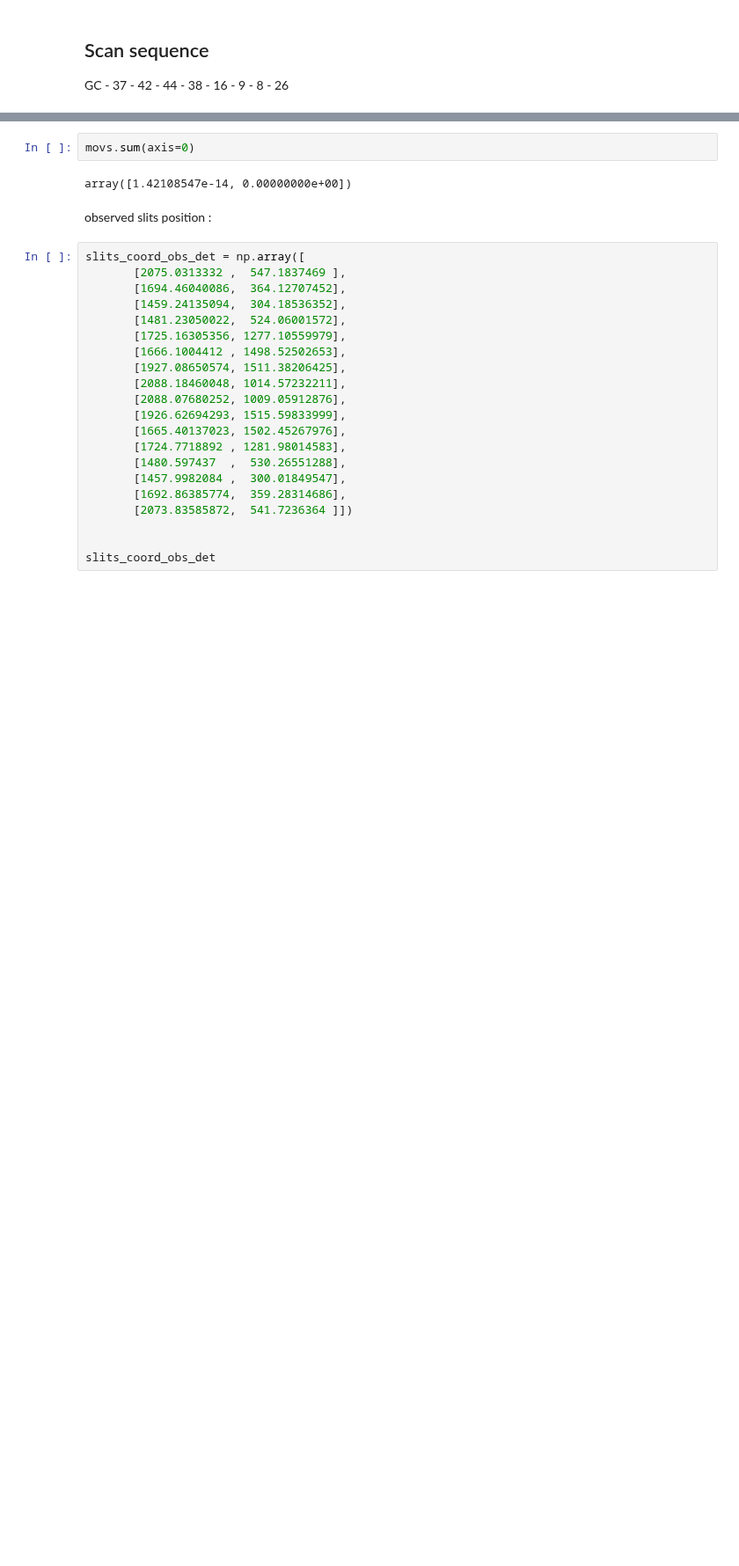
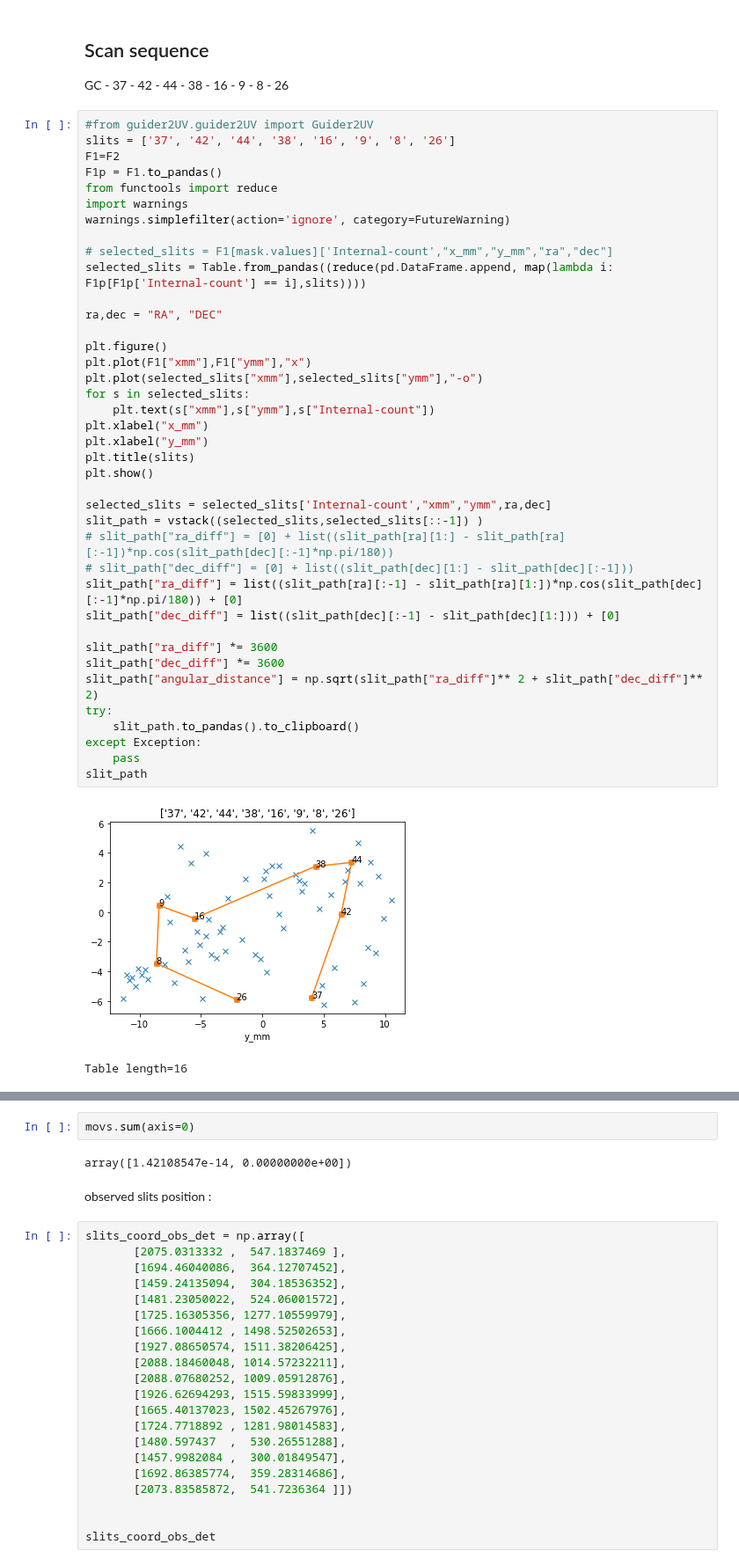
Before and after one commit to vpicouet/FireBallPipe, a Jupyter notebook: Notebook/2018/autocoll_XYcalib_180904_F2.ipynb, the cells around one changed output, grey strips where cells are left out. Shown at 88% size. Drawn from its saved outputs; the diff is of its cells as text; blank space fills up the shorter version.

```diff
--- a/Notebook/2018/autocoll_XYcalib_180904_F2.ipynb
+++ b/Notebook/2018/autocoll_XYcalib_180904_F2.ipynb
@@ -64,3 +65,45 @@ G2UV.set_detector_mapping(mask_det_map, offsets = [1., 1.])
 ## Scan sequence
 
 GC - 37 - 42 - 44 - 38 - 16 - 9 - 8 - 26
+# %%
+#from guider2UV.guider2UV import Guider2UV
+slits = ['37', '42', '44', '38', '16', '9', '8', '26']
+F1=F2
+F1p = F1.to_pandas()
+from functools import reduce
+import warnings
+warnings.simplefilter(action='ignore', category=FutureWarning)
+
+# selected_slits = F1[mask.values]['Internal-count',"x_mm","y_mm","ra","dec"]
+selected_slits = Table.from_pandas((reduce(pd.DataFrame.append, map(lambda i: F1p[F1p['Internal-count'] == i],slits))))
+
+ra,dec = "RA", "DEC"
+
+plt.figure()
+plt.plot(F1["xmm"],F1["ymm"],"x")
+plt.plot(selected_slits["xmm"],selected_slits["ymm"],"-o")
+for s in selected_slits:
+    plt.text(s["xmm"],s["ymm"],s["Internal-count"])
+plt.xlabel("x_mm")
+plt.xlabel("y_mm")
+plt.title(slits)
+plt.show()
+
+selected_slits = selected_slits['Internal-count',"xmm","ymm",ra,dec]
+slit_path = vstack((selected_slits,selected_slits[::-1]) )
+# slit_path["ra_diff"] = [0] + list((slit_path[ra][1:] - slit_path[ra][:-1])*np.cos(slit_path[dec][:-1]*np.pi/180))
+# slit_path["dec_diff"] = [0] + list((slit_path[dec][1:] - slit_path[dec][:-1]))
+slit_path["ra_diff"] = list((slit_path[ra][:-1] - slit_path[ra][1:])*np.cos(slit_path[dec][:-1]*np.pi/180)) + [0]
+slit_path["dec_diff"] = list((slit_path[dec][:-1] - slit_path[dec][1:])) + [0]
+
+slit_path["ra_diff"] *= 3600
+slit_path["dec_diff"] *= 3600
+slit_path["angular_distance"] = np.sqrt(slit_path["ra_diff"]** 2 + slit_path["dec_diff"]** 2)
+try:
+    slit_path.to_pandas().to_clipboard()
+except Exception:
+    pass
+slit_path
+# %% [output]
+[figure, added]
+Table length=16
```
Also changed, not shown: parts of 13 cells of this notebook, 12 other files.
